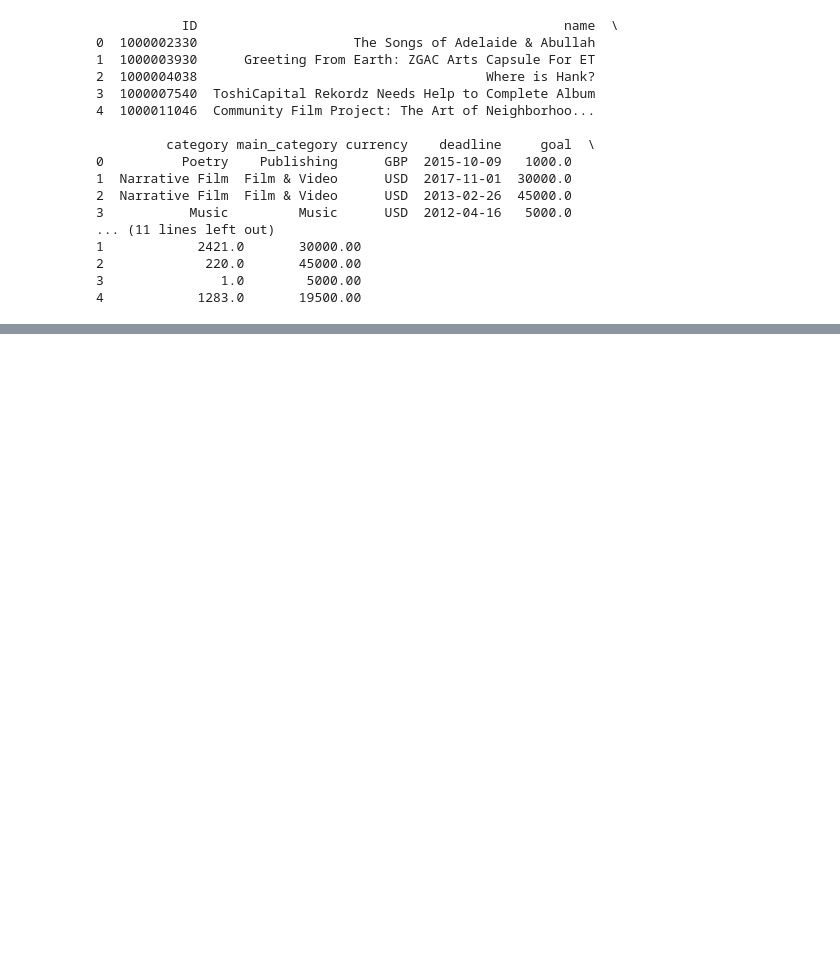
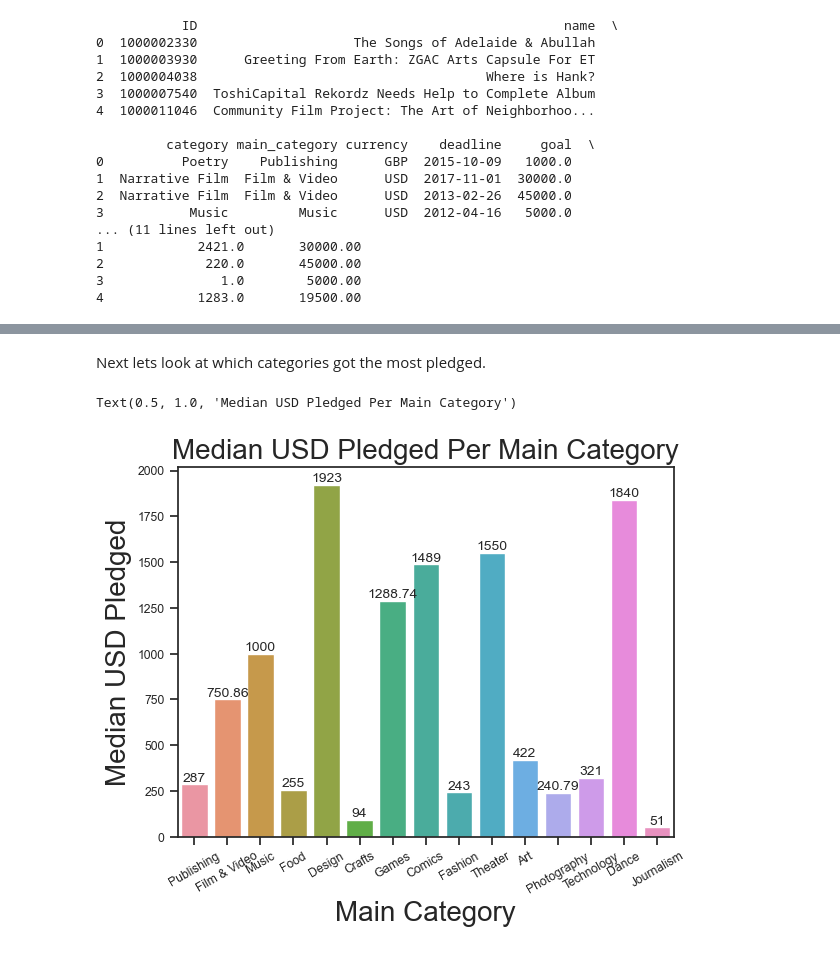
Before and after one commit to aryanagn/Funding-Trend-Navigator, a Jupyter notebook: notebooks/analysis1.ipynb, the cells around one changed output, grey strips where cells are left out. Saved outputs shown, nothing was run; the diff lists cells and outputs as text; code cells hidden in the pictures; blank space fills up the shorter version.

```diff
--- a/notebooks/analysis1.ipynb
+++ b/notebooks/analysis1.ipynb
@@ -28,0 +215,13 @@ print(dataset.head())
+# %% [markdown]
+Next lets look at which categories got the most pledged.
+# %%
+f2 = plt.figure(2)
+ax = sns.barplot(data=df, x="main_category", y="usd_pledged_real", estimator=np.median, errorbar=None)
+ax.bar_label(ax.containers[0], size=10)
+plt.xlabel("Main Category", size=20)
+plt.xticks(rotation=30)
+plt.ylabel("Median USD Pledged", size=20)
+plt.title("Median USD Pledged Per Main Category", size=20)
+# %% [output]
+Text(0.5, 1.0, 'Median USD Pledged Per Main Category')
+[figure, added]
```
Also changed, not shown: parts of 38 cells of this notebook, 1 other file.
